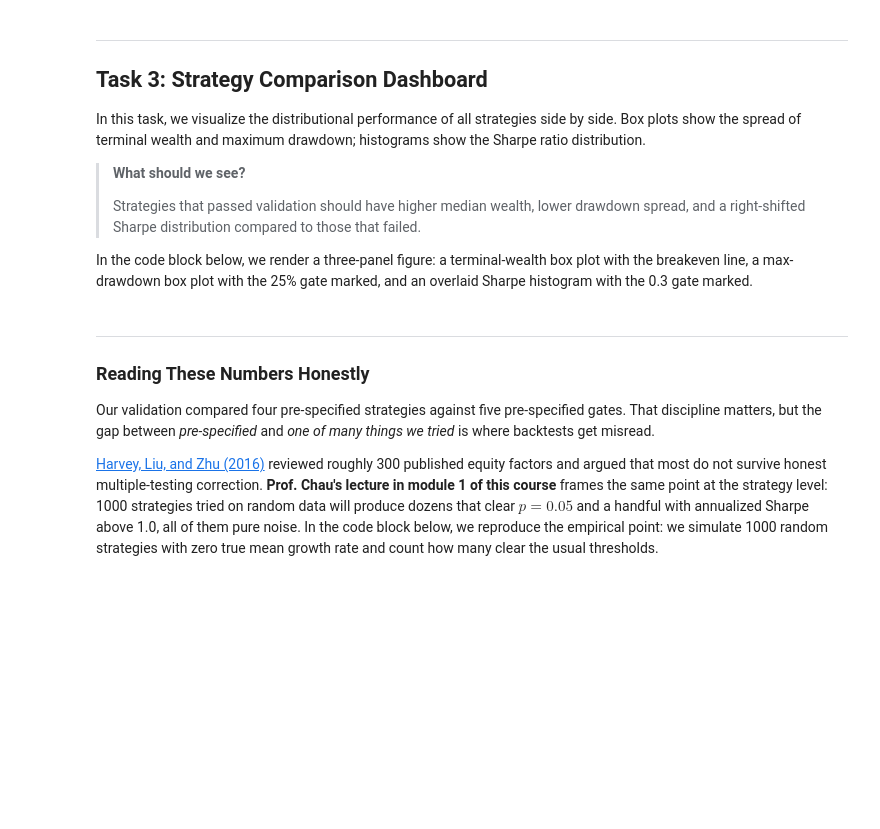
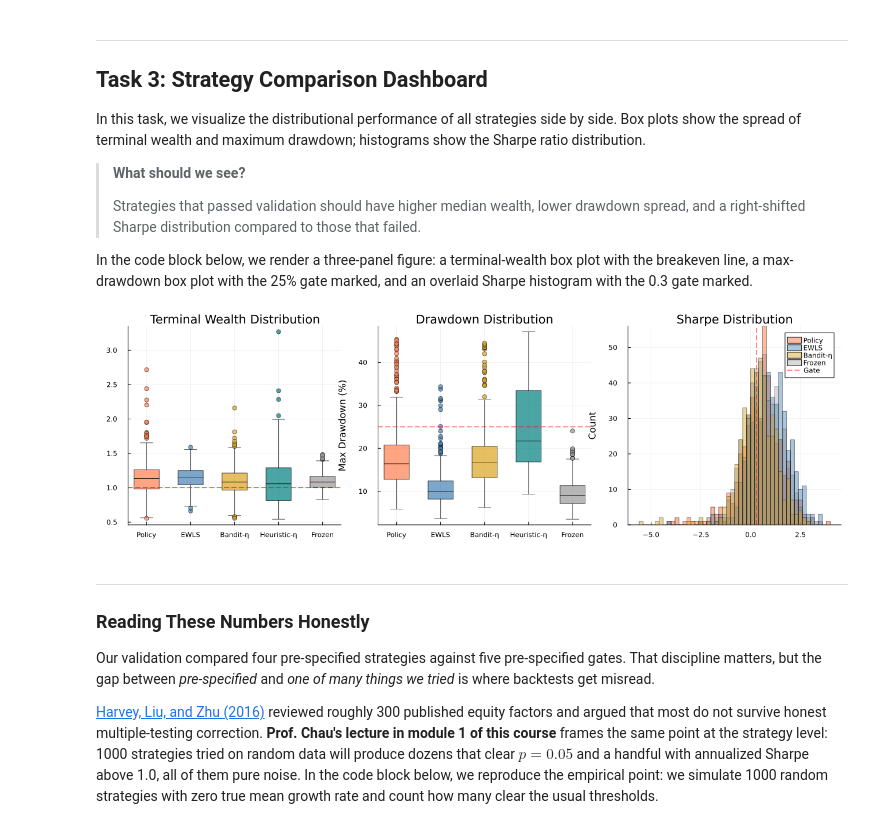
Before and after one commit to varnerlab/eCornell-AI-finance-lectures, a Jupyter notebook: lectures/session-3/eCornell-AI-Finance-S3-Example-Core-ValidationReport-May-2026.ipynb, the cells around one changed output. Cells and saved outputs as stored; diff of their text form; code cells hidden in the pictures; blank space fills up the shorter version.

```diff
--- a/lectures/session-3/eCornell-AI-Finance-S3-Example-Core-ValidationReport-May-2026.ipynb
+++ b/lectures/session-3/eCornell-AI-Finance-S3-Example-Core-ValidationReport-May-2026.ipynb
@@ -200,30 +253,39 @@ In this task, we visualize the distributional performance of all strategies side
 In the code block below, we render a three-panel figure: a terminal-wealth box plot with the breakeven line, a max-drawdown box plot with the 25% gate marked, and an overlaid Sharpe histogram with the 0.3 gate marked.
 # %%
 let
-    labels = ["EWLS" "Bandit-η" "Heuristic-η" "Frozen"];
+    labels = ["Policy" "EWLS" "Bandit-η" "Heuristic-η" "Frozen"];
 
-    # --- Panel 1: Terminal wealth box plot ---
-    wealth_data = hcat(ewls_fw ./ B₀, bandit_fw ./ B₀, heur_fw ./ B₀, frozen_fw ./ B₀);
-    p1 = boxplot(labels, wealth_data, legend=false, ylabel="W/W₀",
-        title="Terminal Wealth Distribution", color=:steelblue, alpha=0.7);
+    # --- Panel 1: Terminal wealth box plot (5 strategies; columns of varying length OK for boxplot) ---
+    p1 = boxplot(["Policy"], [policy_fw ./ B₀]; legend=false, ylabel="W/W₀",
+        title="Terminal Wealth Distribution", color=:coral, alpha=0.7);
+    boxplot!(p1, ["EWLS"],         [ewls_fw   ./ B₀]; color=:steelblue, alpha=0.7);
+    boxplot!(p1, ["Bandit-η"],     [bandit_fw ./ B₀]; color=:goldenrod, alpha=0.7);
+    boxplot!(p1, ["Heuristic-η"],  [heur_fw   ./ B₀]; color=:teal,      alpha=0.7);
+    boxplot!(p1, ["Frozen"],       [frozen_fw ./ B₀]; color=:gray60,    alpha=0.7);
     hline!(p1, [1.0], linestyle=:dash, color=:red, label="");
 
     # --- Panel 2: Max drawdown box plot ---
-    dd_data = hcat(ewls_dd .* 100, bandit_dd .* 100, heur_dd .* 100, frozen_dd .* 100);
-    p2 = boxplot(labels, dd_data, legend=false, ylabel="Max Drawdown (%)",
+    p2 = boxplot(["Policy"], [policy_dd .* 100]; legend=false, ylabel="Max Drawdown (%)",
         title="Drawdown Distribution", color=:coral, alpha=0.7);
+    boxplot!(p2, ["EWLS"],         [ewls_dd   .* 100]; color=:steelblue, alpha=0.7);
+    boxplot!(p2, ["Bandit-η"],     [bandit_dd .* 100]; color=:goldenrod, alpha=0.7);
+    boxplot!(p2, ["Heuristic-η"],  [heur_dd   .* 100]; color=:teal,      alpha=0.7);
+    boxplot!(p2, ["Frozen"],       [frozen_dd .* 100]; color=:gray60,    alpha=0.7);
     hline!(p2, [25.0], linestyle=:dash, color=:red, label="");
 
-    # --- Panel 3: Sharpe histogram overlay ---
-    p3 = histogram(ewls_sharpe, bins=40, alpha=0.5, label="EWLS", color=:steelblue);
-    histogram!(p3, bandit_sharpe, bins=40, alpha=0.5, label="Bandit-η", color=:goldenrod);
-    histogram!(p3, frozen_sharpe, bins=40, alpha=0.3, label="Frozen", color=:gray50);
+    # --- Panel 3: Sharpe histogram overlay (skip Heuristic for legibility) ---
+    p3 = histogram(policy_sharpe, bins=40, alpha=0.55, label="Policy",   color=:coral);
+    histogram!(p3, ewls_sharpe,   bins=40, alpha=0.45, label="EWLS",     color=:steelblue);
+    histogram!(p3, bandit_sharpe, bins=40, alpha=0.45, label="Bandit-η", color=:goldenrod);
+    histogram!(p3, frozen_sharpe, bins=40, alpha=0.30, label="Frozen",   color=:gray50);
     vline!(p3, [0.3], linestyle=:dash, color=:red, label="Gate");
     xlabel!(p3, "Sharpe Ratio"); ylabel!(p3, "Count");
     title!(p3, "Sharpe Distribution");
 
-    display(plot(p1, p2, p3, layout=(1,3), size=(1200, 400)))
+    display(plot(p1, p2, p3, layout=(1,3), size=(1300, 400)))
 end;
+# %% [output]
+[figure, added]
 # %% [markdown]
 ___
 ### Reading These Numbers Honestly
```
Also changed, not shown: parts of 7 cells of this notebook, 5 other files.
